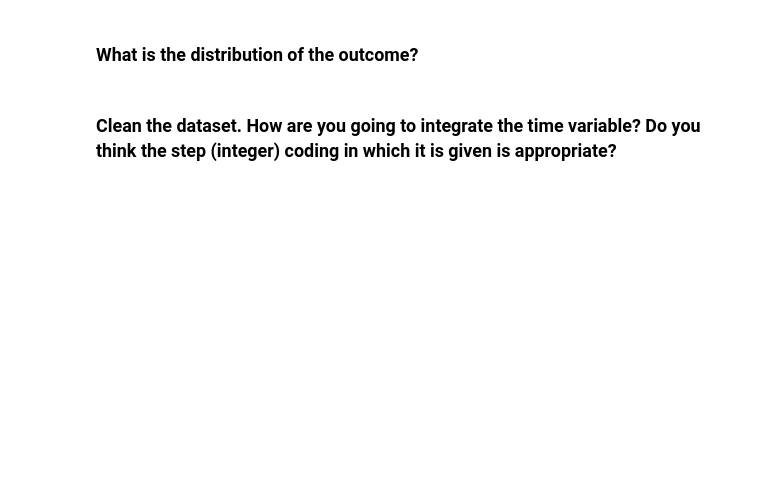
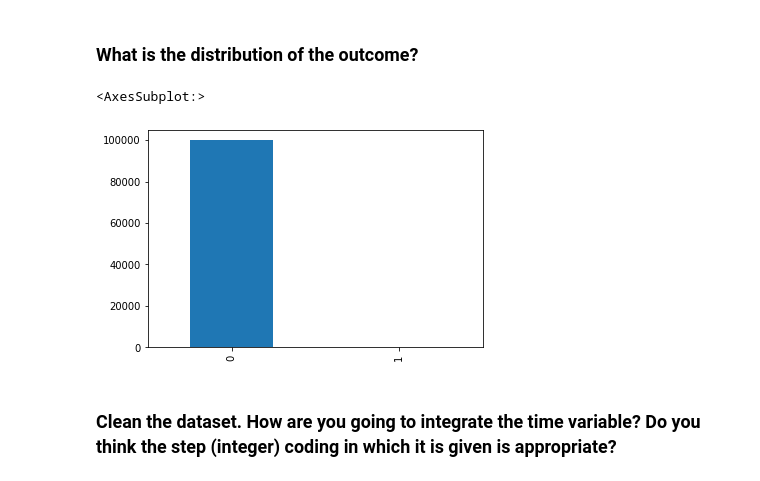
Before and after one commit to ta-data-lis/lab-imbalance, a Jupyter notebook: your-code/lab_imbalance.ipynb, the cells around one changed output. Drawn from its saved outputs; the diff is of its cells as text; code cells hidden in the pictures; blank space fills up the shorter version.

```diff
--- a/your-code/lab_imbalance.ipynb
+++ b/your-code/lab_imbalance.ipynb
@@ -18,2 +118,8 @@ Like we disussed in class, when we have noisy data, if we are not careful, we ca
+# %%
+types = pd.value_counts(data_sample["isFraud"])
+types.plot(kind = "bar")
+# %% [output]
+<AxesSubplot:>
+[figure, added]
 # %% [markdown]
 ### Clean the dataset. How are you going to integrate the time variable? Do you think the step (integer) coding in which it is given is appropriate?
```
Also changed, not shown: parts of 26 cells of this notebook.
